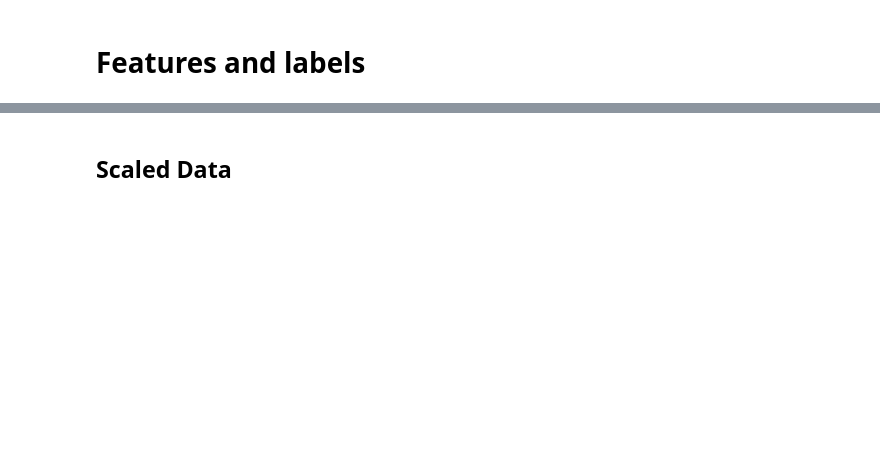
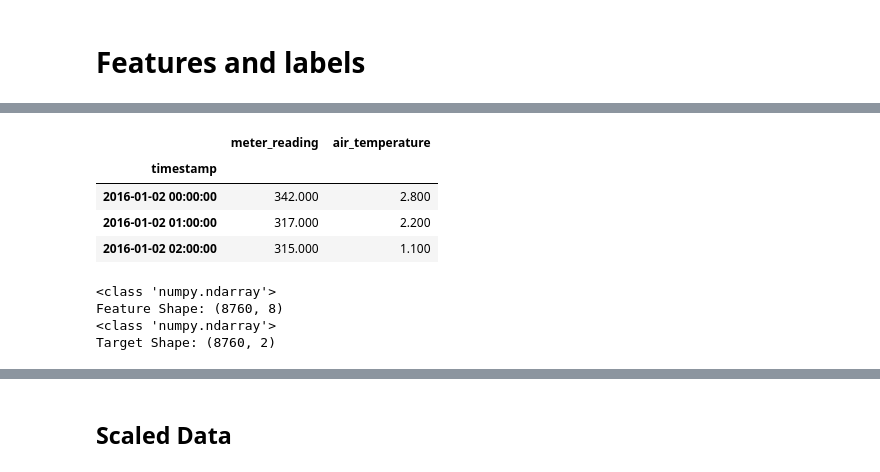
Before and after one commit to Lastew/Baseline-Energy-Predictor, a Jupyter notebook: play_ground.ipynb, the cells around one changed output, grey strips where cells are left out. Saved outputs shown, nothing was run; the diff lists cells and outputs as text; code cells hidden in the pictures; blank space fills up the shorter version.

```diff
--- a/play_ground.ipynb
+++ b/play_ground.ipynb
@@ -165,6 +177,15 @@ df_features.iloc[24:27]
+# %%
+# check the raws from 24- 27
+df_elc[target_names].iloc[24:27]
+# %% [output]
+|  | meter_reading | air_temperature |
+| timestamp |  |  |
+| 2016-01-02 00:00:00 | 342.000 | 2.800 |
+| 2016-01-02 01:00:00 | 317.000 | 2.200 |
+| 2016-01-02 02:00:00 | 315.000 | 1.100 |
 # %%
 # x_data
-x_data = df_features.values[0:-shift_steps]
+x_data = df_elc.values[0:-shift_steps]
 print(type(x_data))
 print('Feature Shape:', x_data.shape)
 
@@ -172,6 +193,11 @@ print('Feature Shape:', x_data.shape)
 y_data = df_targets.values[:-shift_steps]
 print(type(y_data))
 print('Target Shape:', y_data.shape)
+# %% [output]
+<class 'numpy.ndarray'>
+Feature Shape: (8760, 8)
+<class 'numpy.ndarray'>
+Target Shape: (8760, 2)
 # %%
 # These are the input-signals for the training- and test-sets:
 num_data = len(x_data)
```
Also changed, not shown: parts of 68 cells of this notebook.
